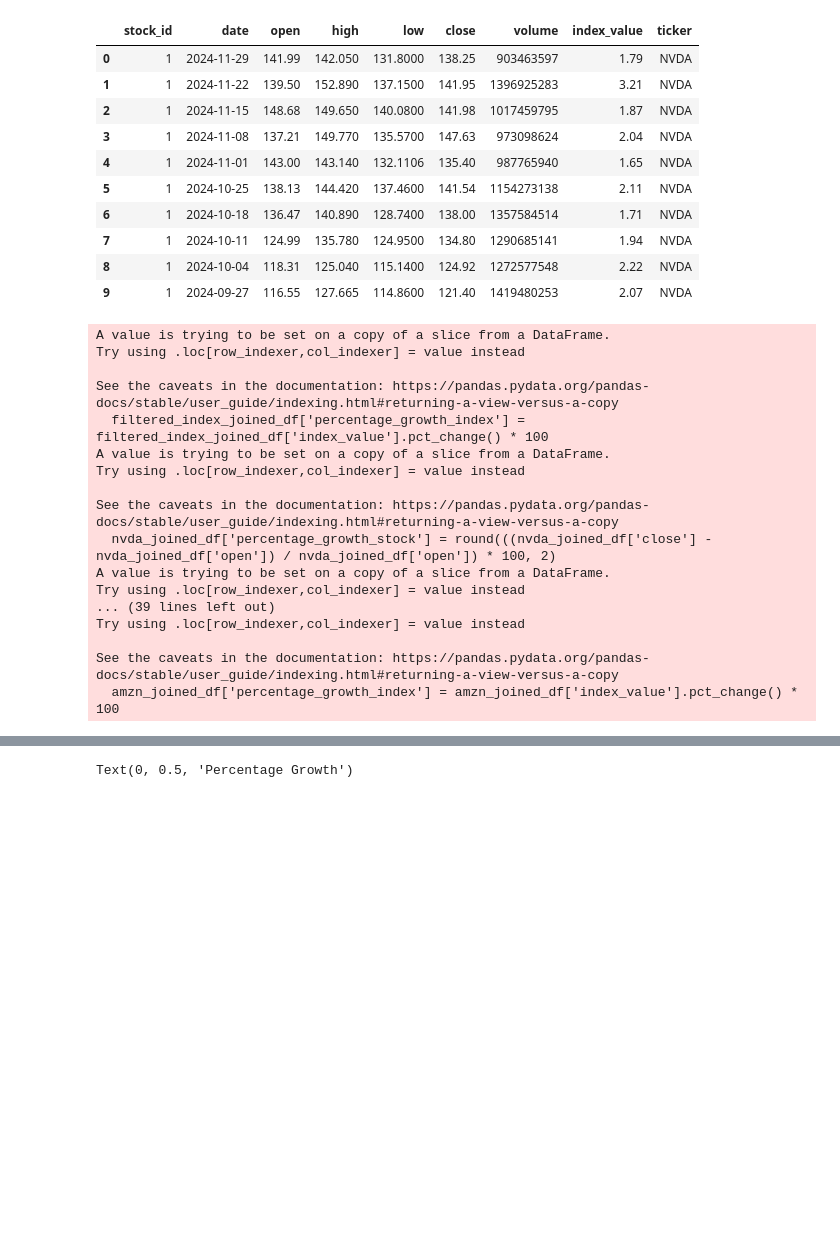
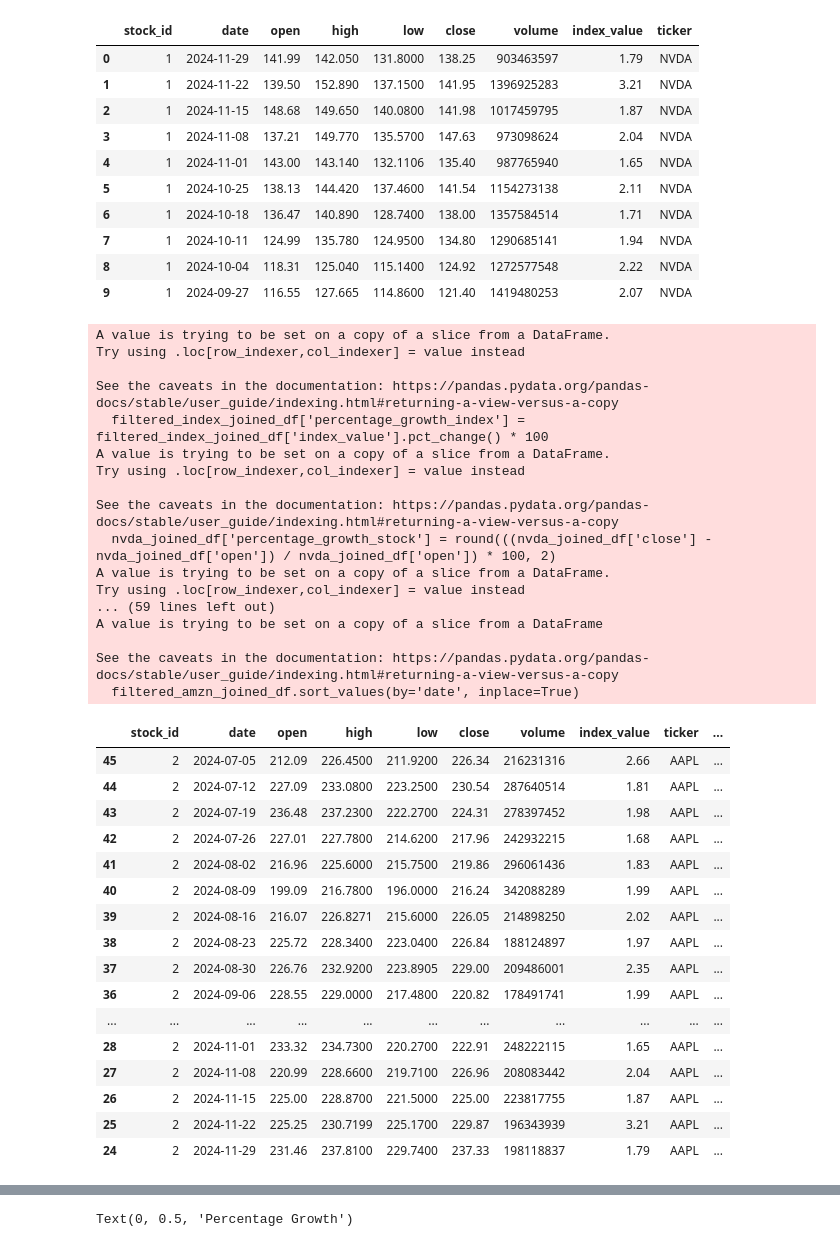
Before and after one commit to nicklo0531/si206_final_project, a Jupyter notebook: FINAL/visualization.ipynb, the cells around one changed output, grey strips where cells are left out. Drawn from its saved outputs; the diff is of its cells as text; code cells hidden in the pictures; blank space fills up the shorter version.

```diff
--- a/FINAL/visualization.ipynb
+++ b/FINAL/visualization.ipynb
@@ -39,44 +39,68 @@ nvda_joined_df = joined_df[joined_df['ticker'] == 'NVDA']
 nvda_joined_df['percentage_growth_stock'] = round(((nvda_joined_df['close'] - nvda_joined_df['open']) / nvda_joined_df['open']) * 100, 2)
 nvda_joined_df['percentage_growth_index'] = nvda_joined_df['index_value'].pct_change() * 100
 filtered_nvda_joined_df = nvda_joined_df[(nvda_joined_df['date'] >= start_date) & (nvda_joined_df['date'] <= end_date)]
+filtered_nvda_joined_df.sort_values(by='date', inplace=True)
+
 
 aapl_joined_df = joined_df[joined_df['ticker'] == 'AAPL']
 aapl_joined_df['percentage_growth_stock'] = round(((aapl_joined_df['close'] - aapl_joined_df['open']) / aapl_joined_df['open']) * 100, 2)
 aapl_joined_df['percentage_growth_index'] = aapl_joined_df['index_value'].pct_change() * 100
 filtered_aapl_joined_df = aapl_joined_df[(aapl_joined_df['date'] >= start_date) & (aapl_joined_df['date'] <= end_date)]
+filtered_aapl_joined_df.sort_values(by='date', inplace=True)
 
 msft_joined_df = joined_df[joined_df['ticker'] == 'MSFT']
 msft_joined_df['percentage_growth_stock'] = round(((msft_joined_df['close'] - msft_joined_df['open']) / msft_joined_df['open']) * 100, 2)
 msft_joined_df['percentage_growth_index'] = msft_joined_df['index_value'].pct_change() * 100
 filtered_msft_joined_df = msft_joined_df[(msft_joined_df['date'] >= start_date) & (msft_joined_df['date'] <= end_date)]
+filtered_msft_joined_df.sort_values(by='date', inplace=True)
 
 meta_joined_df = joined_df[joined_df['ticker'] == 'META']
 meta_joined_df['percentage_growth_stock'] = round(((meta_joined_df['close'] - meta_joined_df['open']) / meta_joined_df['open']) * 100, 2)
 meta_joined_df['percentage_growth_index'] = meta_joined_df['index_value'].pct_change() * 100
 filtered_meta_joined_df = meta_joined_df[(meta_joined_df['date'] >= start_date) & (meta_joined_df['date'] <= end_date)]
+filtered_meta_joined_df.sort_values(by='date', inplace=True)
 
 amzn_joined_df = joined_df[joined_df['ticker'] == 'AMZN']
 amzn_joined_df['percentage_growth_stock'] = round(((amzn_joined_df['close'] - amzn_joined_df['open']) / amzn_joined_df['open']) * 100, 2)
 amzn_joined_df['percentage_growth_index'] = amzn_joined_df['index_value'].pct_change() * 100
 filtered_amzn_joined_df = amzn_joined_df[(amzn_joined_df['date'] >= start_date) & (amzn_joined_df['date'] <= end_date)]
+filtered_amzn_joined_df.sort_values(by='date', inplace=True)
+filtered_aapl_joined_df
 # %% [output]
 A value is trying to be set on a copy of a slice from a DataFrame.
 Try using .loc[row_indexer,col_indexer] = value instead
 
 See the caveats in the documentation: https://pandas.pydata.org/pandas-docs/stable/user_guide/indexing.html#returning-a-view-versus-a-copy
   filtered_index_joined_df['percentage_growth_index'] = filtered_index_joined_df['index_value'].pct_change() * 100
 A value is trying to be set on a copy of a slice from a DataFrame.
 Try using .loc[row_indexer,col_indexer] = value instead
 
 See the caveats in the documentation: https://pandas.pydata.org/pandas-docs/stable/user_guide/indexing.html#returning-a-view-versus-a-copy
   nvda_joined_df['percentage_growth_stock'] = round(((nvda_joined_df['close'] - nvda_joined_df['open']) / nvda_joined_df['open']) * 100, 2)
 A value is trying to be set on a copy of a slice from a DataFrame.
 Try using .loc[row_indexer,col_indexer] = value instead
-... (39 lines left out)
-Try using .loc[row_indexer,col_indexer] = value instead
+... (59 lines left out)
+A value is trying to be set on a copy of a slice from a DataFrame
 
 See the caveats in the documentation: https://pandas.pydata.org/pandas-docs/stable/user_guide/indexing.html#returning-a-view-versus-a-copy
-  amzn_joined_df['percentage_growth_index'] = amzn_joined_df['index_value'].pct_change() * 100
+  filtered_amzn_joined_df.sort_values(by='date', inplace=True)
+|  | stock_id | date | open | high | low | close | volume | index_value | ticker | ... |
+| 45 | 2 | 2024-07-05 | 212.09 | 226.4500 | 211.9200 | 226.34 | 216231316 | 2.66 | AAPL | ... |
+| 44 | 2 | 2024-07-12 | 227.09 | 233.0800 | 223.2500 | 230.54 | 287640514 | 1.81 | AAPL | ... |
+| 43 | 2 | 2024-07-19 | 236.48 | 237.2300 | 222.2700 | 224.31 | 278397452 | 1.98 | AAPL | ... |
+| 42 | 2 | 2024-07-26 | 227.01 | 227.7800 | 214.6200 | 217.96 | 242932215 | 1.68 | AAPL | ... |
+| 41 | 2 | 2024-08-02 | 216.96 | 225.6000 | 215.7500 | 219.86 | 296061436 | 1.83 | AAPL | ... |
+| 40 | 2 | 2024-08-09 | 199.09 | 216.7800 | 196.0000 | 216.24 | 342088289 | 1.99 | AAPL | ... |
+| 39 | 2 | 2024-08-16 | 216.07 | 226.8271 | 215.6000 | 226.05 | 214898250 | 2.02 | AAPL | ... |
+| 38 | 2 | 2024-08-23 | 225.72 | 228.3400 | 223.0400 | 226.84 | 188124897 | 1.97 | AAPL | ... |
+| 37 | 2 | 2024-08-30 | 226.76 | 232.9200 | 223.8905 | 229.00 | 209486001 | 2.35 | AAPL | ... |
+| 36 | 2 | 2024-09-06 | 228.55 | 229.0000 | 217.4800 | 220.82 | 178491741 | 1.99 | AAPL | ... |
+| ... | ... | ... | ... | ... | ... | ... | ... | ... | ... | ... |
+| 28 | 2 | 2024-11-01 | 233.32 | 234.7300 | 220.2700 | 222.91 | 248222115 | 1.65 | AAPL | ... |
+| 27 | 2 | 2024-11-08 | 220.99 | 228.6600 | 219.7100 | 226.96 | 208083442 | 2.04 | AAPL | ... |
+| 26 | 2 | 2024-11-15 | 225.00 | 228.8700 | 221.5000 | 225.00 | 223817755 | 1.87 | AAPL | ... |
+| 25 | 2 | 2024-11-22 | 225.25 | 230.7199 | 225.1700 | 229.87 | 196343939 | 3.21 | AAPL | ... |
+| 24 | 2 | 2024-11-29 | 231.46 | 237.8100 | 229.7400 | 237.33 | 198118837 | 1.79 | AAPL | ... |
 # %%
 plt.plot(filtered_nvda_joined_df['date'], filtered_nvda_joined_df['percentage_growth_stock'])
 plt.plot(filtered_nvda_joined_df['date'], filtered_nvda_joined_df['percentage_growth_index'])
```
Also changed, not shown: parts of 5 cells of this notebook, 6 other files.
